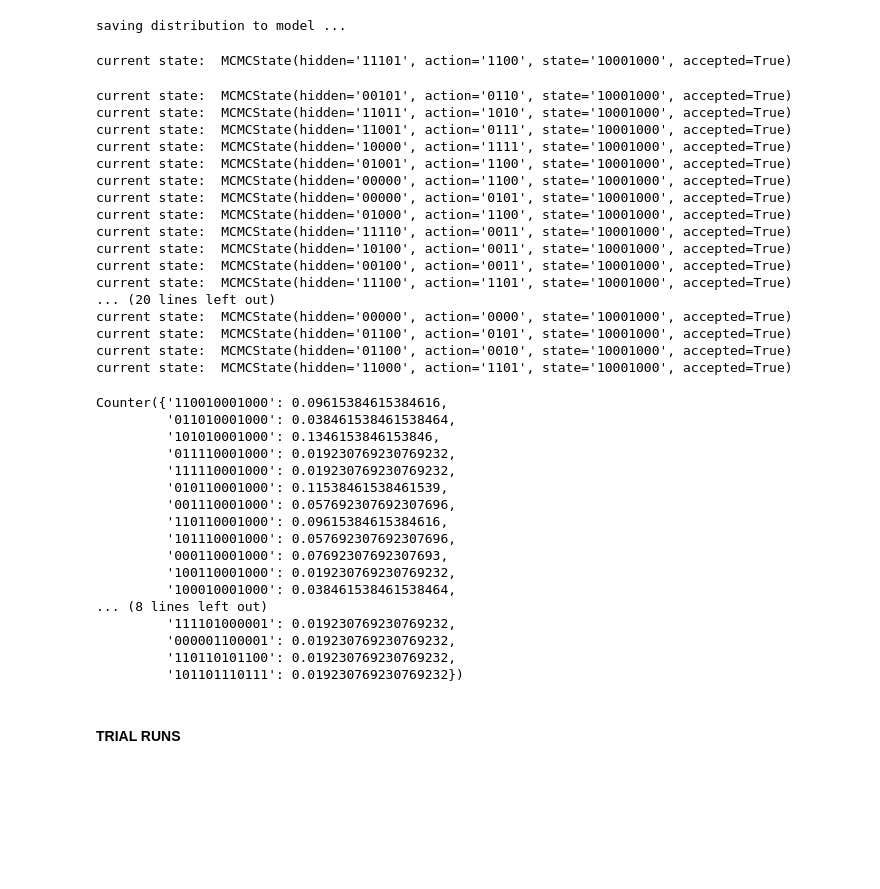
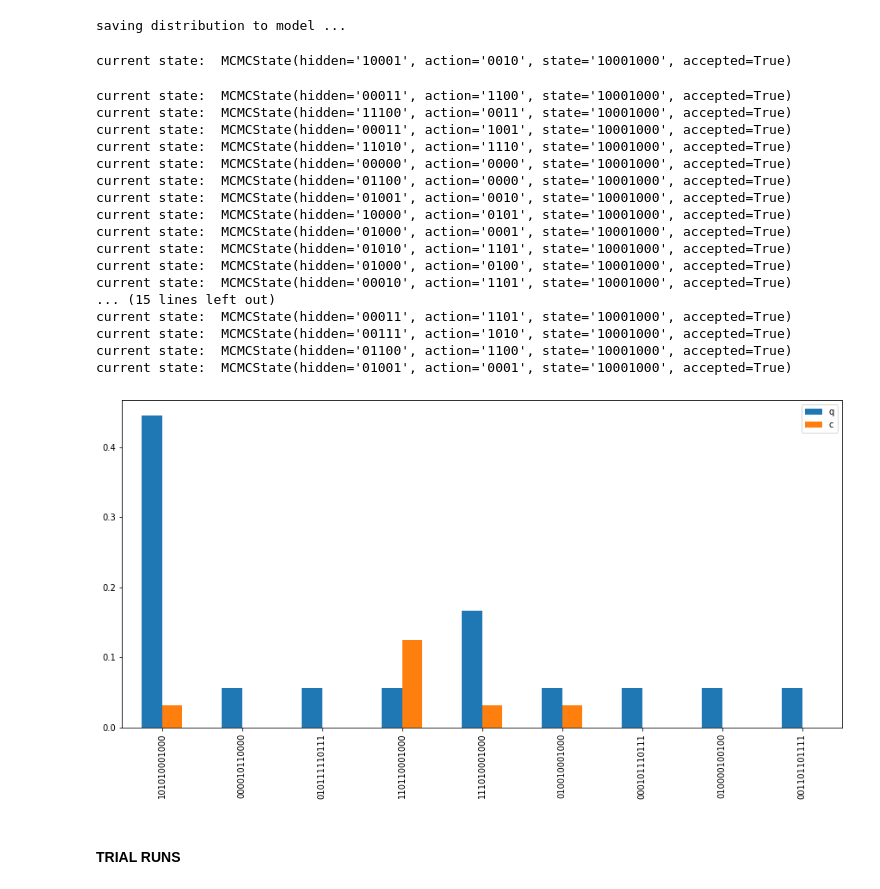
Before and after one commit to pafloxy/quantum-enhanceable-deep-rl, a Jupyter notebook: trial-v0.1.ipynb, the cells around one changed output. Saved outputs shown, nothing was run; the diff lists cells and outputs as text; code cells hidden in the pictures; blank space fills up the shorter version.

```diff
--- a/trial-v0.1.ipynb
+++ b/trial-v0.1.ipynb
@@ -140,49 +140,35 @@ from qumcmc.classical_mcmc_routines import *
 from qumcmc.quantum_mcmc_routines_qulacs import *
 # %%
 rsmp = RestrictedSampling(net_model, hidden_units_layer, action_size, percept_size_twoh, percept_to_str(percept))
+clchn = rsmp.run_classical_mcmc(100);
+cdct = clchn.get_accepted_dict(normalize= True)
+# %% [output]
+current state:  MCMCState(hidden='10001', action='0010', state='10001000', accepted=True)
+current state:  MCMCState(hidden='00011', action='1100', state='10001000', accepted=True)
+current state:  MCMCState(hidden='11100', action='0011', state='10001000', accepted=True)
+current state:  MCMCState(hidden='00011', action='1001', state='10001000', accepted=True)
+current state:  MCMCState(hidden='11010', action='1110', state='10001000', accepted=True)
+current state:  MCMCState(hidden='00000', action='0000', state='10001000', accepted=True)
+current state:  MCMCState(hidden='01100', action='0000', state='10001000', accepted=True)
+current state:  MCMCState(hidden='01001', action='0010', state='10001000', accepted=True)
+current state:  MCMCState(hidden='10000', action='0101', state='10001000', accepted=True)
+current state:  MCMCState(hidden='01000', action='0001', state='10001000', accepted=True)
+current state:  MCMCState(hidden='01010', action='1101', state='10001000', accepted=True)
+current state:  MCMCState(hidden='01000', action='0100', state='10001000', accepted=True)
+current state:  MCMCState(hidden='00010', action='1101', state='10001000', accepted=True)
+... (15 lines left out)
+current state:  MCMCState(hidden='00011', action='1101', state='10001000', accepted=True)
+current state:  MCMCState(hidden='00111', action='1010', state='10001000', accepted=True)
+current state:  MCMCState(hidden='01100', action='1100', state='10001000', accepted=True)
+current state:  MCMCState(hidden='01001', action='0001', state='10001000', accepted=True)
-# %%
-clchn = rsmp.run_classical_mcmc(100)
-clchn.get_accepted_dict(normalize= True)
-# %% [output]
-current state:  MCMCState(hidden='11101', action='1100', state='10001000', accepted=True)
-current state:  MCMCState(hidden='00101', action='0110', state='10001000', accepted=True)
-current state:  MCMCState(hidden='11011', action='1010', state='10001000', accepted=True)
-current state:  MCMCState(hidden='11001', action='0111', state='10001000', accepted=True)
-current state:  MCMCState(hidden='10000', action='1111', state='10001000', accepted=True)
-current state:  MCMCState(hidden='01001', action='1100', state='10001000', accepted=True)
-current state:  MCMCState(hidden='00000', action='1100', state='10001000', accepted=True)
-current state:  MCMCState(hidden='00000', action='0101', state='10001000', accepted=True)
-current state:  MCMCState(hidden='01000', action='1100', state='10001000', accepted=True)
-current state:  MCMCState(hidden='11110', action='0011', state='10001000', accepted=True)
-current state:  MCMCState(hidden='10100', action='0011', state='10001000', accepted=True)
-current state:  MCMCState(hidden='00100', action='0011', state='10001000', accepted=True)
-current state:  MCMCState(hidden='11100', action='1101', state='10001000', accepted=True)
-... (20 lines left out)
-current state:  MCMCState(hidden='00000', action='0000', state='10001000', accepted=True)
-current state:  MCMCState(hidden='01100', action='0101', state='10001000', accepted=True)
-current state:  MCMCState(hidden='01100', action='0010', state='10001000', accepted=True)
-current state:  MCMCState(hidden='11000', action='1101', state='10001000', accepted=True)
 # %%
-qchn = rsmp.run_quantum_enhanced_mcmc(100, verbose=True)
-qchn.get_accepted_dict(normalize=True)
+rsmp = RestrictedSampling(net_model, hidden_units_layer, action_size, percept_size_twoh, percept_to_str(percept))
+qchn = rsmp.run_quantum_enhanced_mcmc(100, verbose=False)
+qdct = qchn.get_accepted_dict(normalize=True)
-# %% [output]
-Counter({'110010001000': 0.09615384615384616,
-         '011010001000': 0.038461538461538464,
-         '101010001000': 0.1346153846153846,
-         '011110001000': 0.019230769230769232,
-         '111110001000': 0.019230769230769232,
-         '010110001000': 0.11538461538461539,
-         '001110001000': 0.057692307692307696,
-         '110110001000': 0.09615384615384616,
-         '101110001000': 0.057692307692307696,
-         '000110001000': 0.07692307692307693,
-         '100110001000': 0.019230769230769232,
-         '100010001000': 0.038461538461538464,
-... (8 lines left out)
-         '111101000001': 0.019230769230769232,
-         '000001100001': 0.019230769230769232,
-         '110110101100': 0.019230769230769232,
-         '101101110111': 0.019230769230769232})
+# %%
+plot_multiple_bargraphs([dict(qdct), dict(cdct)], ['q', 'c'], [False, False], 15)
+# %% [output]
+[figure, added]
 # %% [markdown]
 #### TRIAL RUNS
 # %%
```
Also changed, not shown: parts of 1 cell of this notebook.
